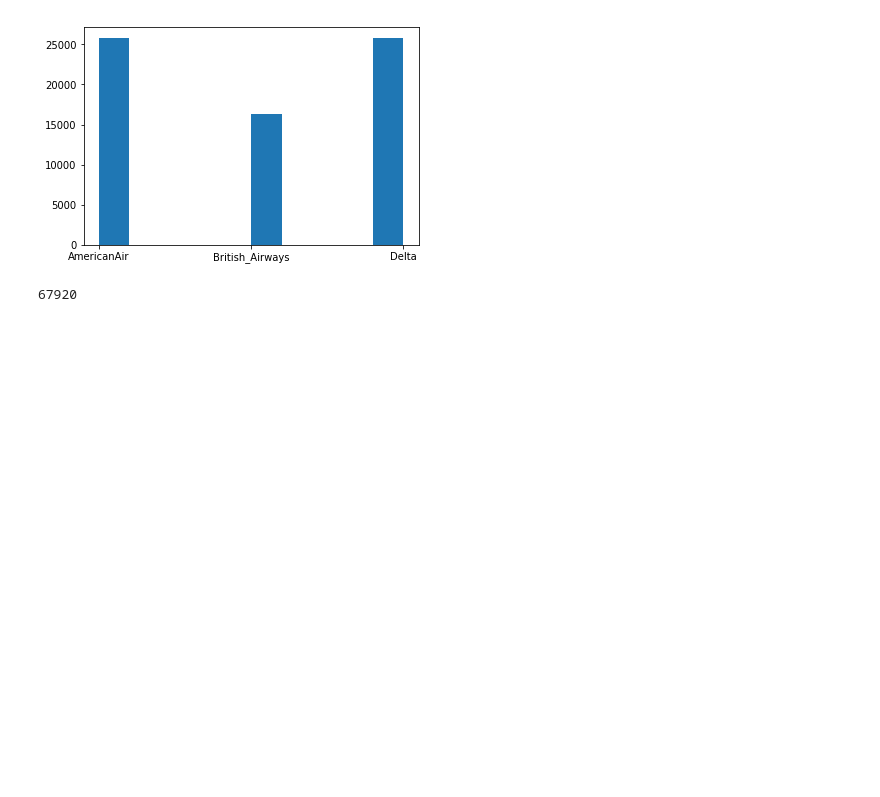
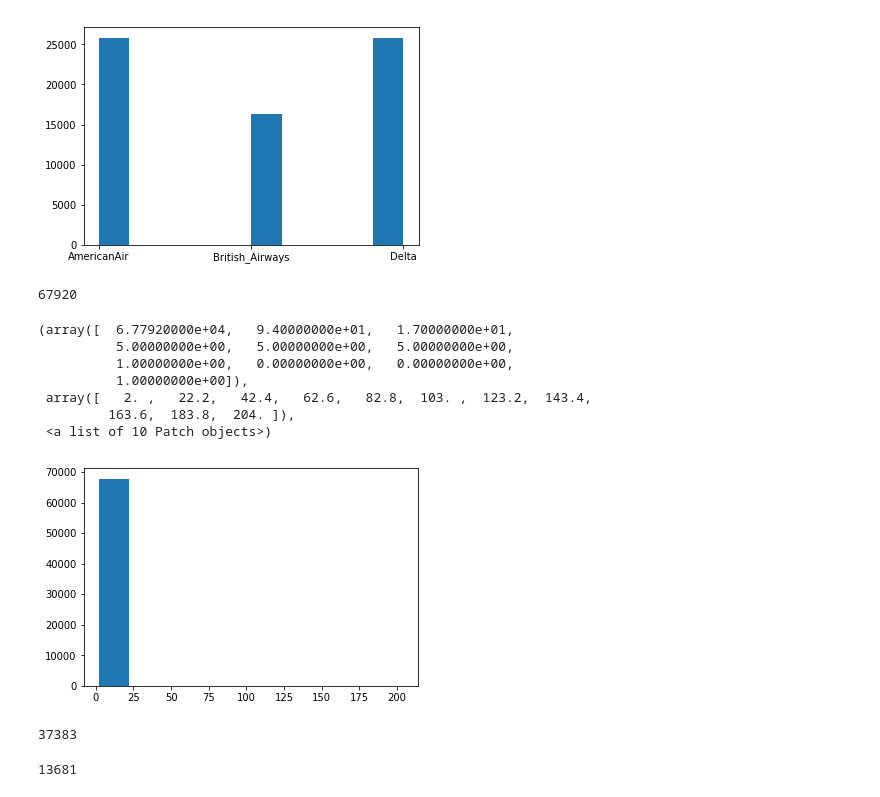
Before and after one commit to tomahawklin/CustomerSupportBot, a Jupyter notebook: DataDescription.ipynb, the cells around one changed output. Saved outputs shown, nothing was run; the diff lists cells and outputs as text; code cells hidden in the pictures; blank space fills up the shorter version.

Commit message:
QA pairs filtering

```diff
--- a/DataDescription.ipynb
+++ b/DataDescription.ipynb
@@ -300,3 +300,23 @@ plt.hist([h.company for h in airlines])
 len(airlines)
 # %% [output]
 67920
+# %%
+length = [len(h.tweets) for h in airlines]
+# %%
+plt.hist(length)
+# %% [output]
+(array([  6.77920000e+04,   9.40000000e+01,   1.70000000e+01,
+          5.00000000e+00,   5.00000000e+00,   5.00000000e+00,
+          1.00000000e+00,   0.00000000e+00,   0.00000000e+00,
+          1.00000000e+00]),
+ array([   2. ,   22.2,   42.4,   62.6,   82.8,  103. ,  123.2,  143.4,
+         163.6,  183.8,  204. ]),
+ <a list of 10 Patch objects>)
+[figure, added]
+# %%
+# Simplify the dataset into question answering pairs
+# TODO: Filter out some long conversations that appear to be open discussions instead question answering.
+airlines_sim = [d for d in airlines if len(d.tweets) == 2]
+len(airlines_sim)
+# %% [output]
+37383
@@ -302,0 +331,10 @@ len(airlines)
+# %%
+# Further filter out non question answering conversation
+data = []
+for d in airlines_sim:
+    if any(s in d.tweets[0].text.lower() for s in ['how', 'when', 'what', 'where', 'who', 'which', '?']):
+        data.append(d)
+
+len(data)
+# %% [output]
+13681
```
Also changed, not shown: parts of 2 cells of this notebook.
